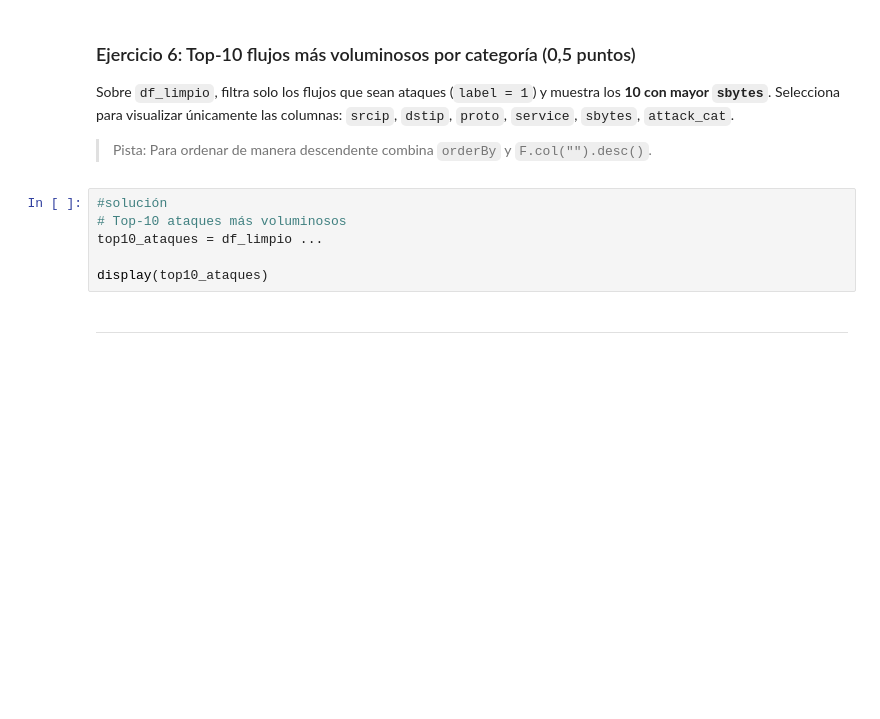
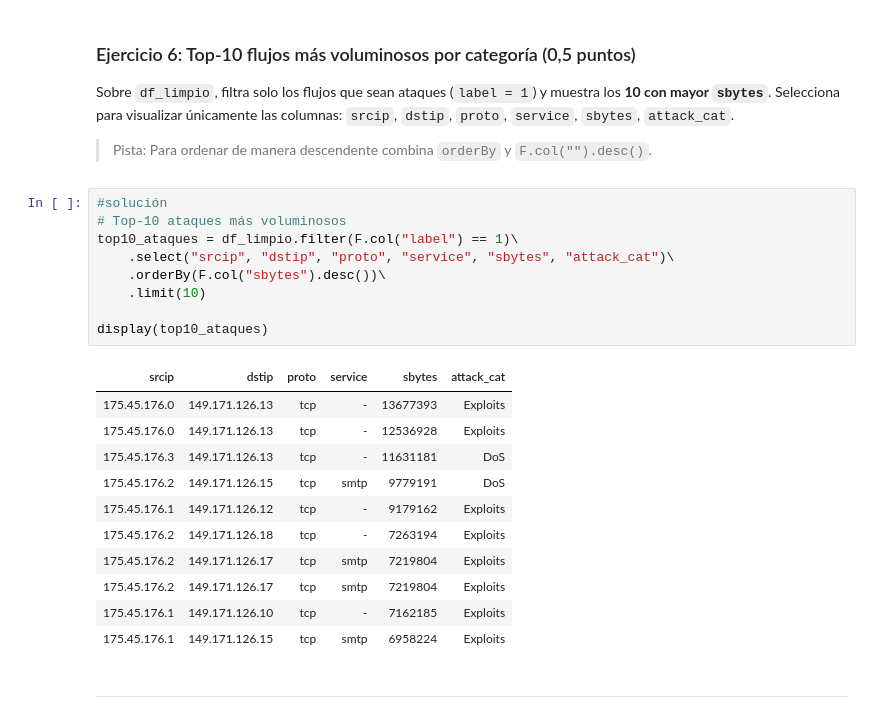
Before and after one commit to Lisgesoc/Mineria-Datos, a Jupyter notebook: P8_DavidDiazGregorio_VictorManuelGaray.ipynb, the cells around one changed output. Saved outputs shown, nothing was run; the diff lists cells and outputs as text; blank space fills up the shorter version.

```diff
--- a/P8_DavidDiazGregorio_VictorManuelGaray.ipynb
+++ b/P8_DavidDiazGregorio_VictorManuelGaray.ipynb
@@ -277,9 +290,24 @@ Sobre `df_limpio`, filtra solo los flujos que sean ataques (`label = 1`) y muest
 # %%
 #solución
 # Top-10 ataques más voluminosos
-top10_ataques = df_limpio ...
+top10_ataques = df_limpio.filter(F.col("label") == 1)\
+    .select("srcip", "dstip", "proto", "service", "sbytes", "attack_cat")\
+    .orderBy(F.col("sbytes").desc())\
+    .limit(10)
 
 display(top10_ataques)
+# %% [output]
+| srcip | dstip | proto | service | sbytes | attack_cat |
+| 175.45.176.0 | 149.171.126.13 | tcp | - | 13677393 | Exploits |
+| 175.45.176.0 | 149.171.126.13 | tcp | - | 12536928 | Exploits |
+| 175.45.176.3 | 149.171.126.13 | tcp | - | 11631181 | DoS |
+| 175.45.176.2 | 149.171.126.15 | tcp | smtp | 9779191 | DoS |
+| 175.45.176.1 | 149.171.126.12 | tcp | - | 9179162 | Exploits |
+| 175.45.176.2 | 149.171.126.18 | tcp | - | 7263194 | Exploits |
+| 175.45.176.2 | 149.171.126.17 | tcp | smtp | 7219804 | Exploits |
+| 175.45.176.2 | 149.171.126.17 | tcp | smtp | 7219804 | Exploits |
+| 175.45.176.1 | 149.171.126.10 | tcp | - | 7162185 | Exploits |
+| 175.45.176.1 | 149.171.126.15 | tcp | smtp | 6958224 | Exploits |
 # %% [markdown]
 ---
 # %% [markdown]
```
Also changed, not shown: parts of 11 cells of this notebook.
